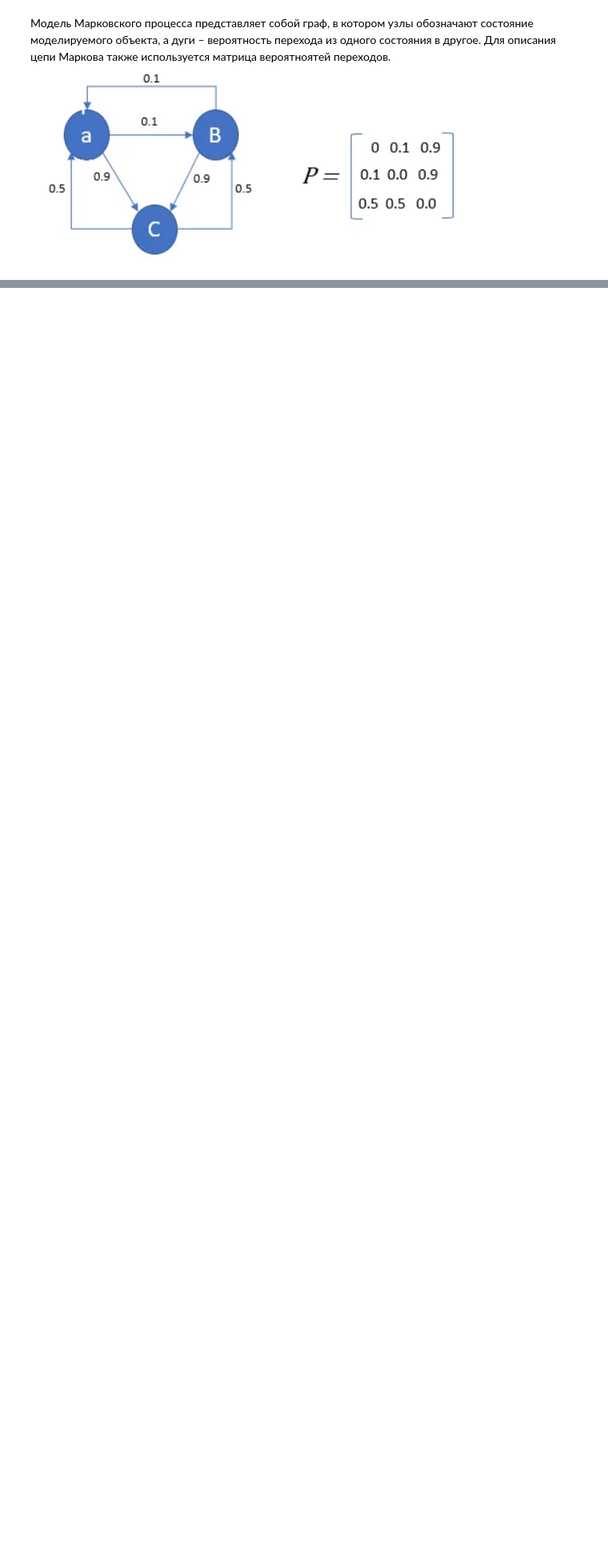
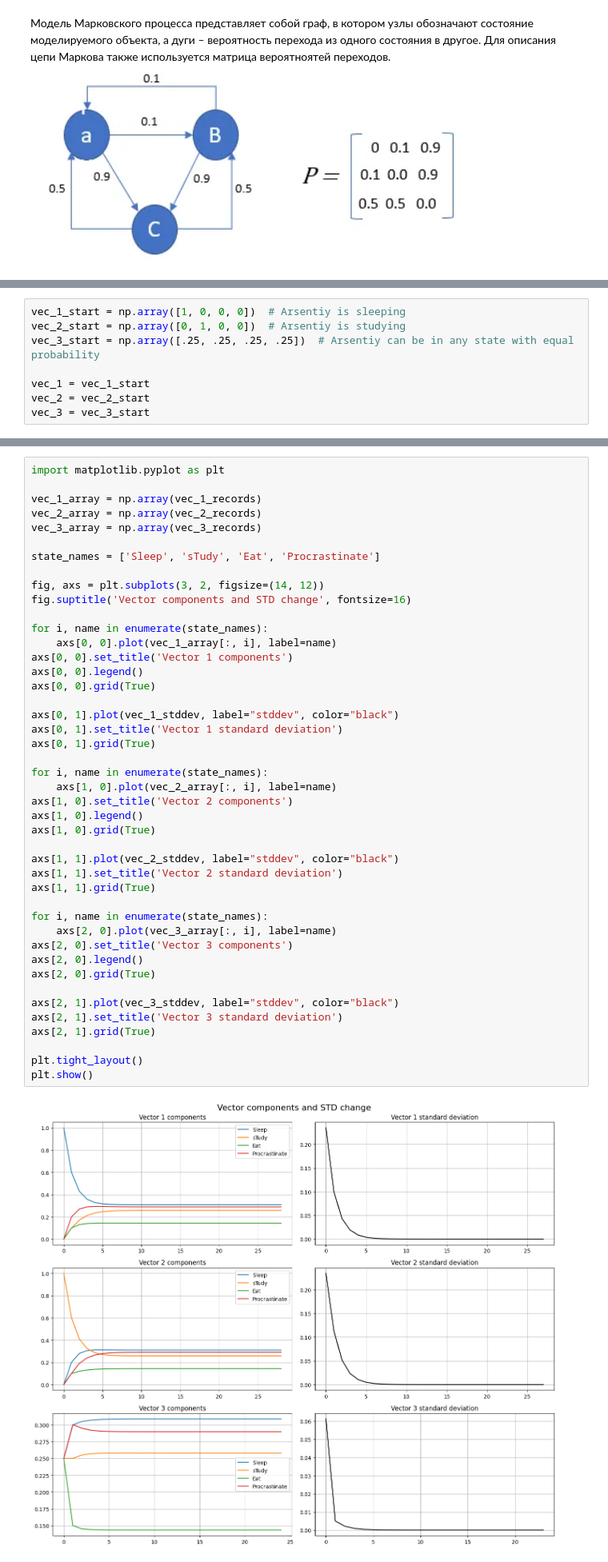
Before and after one commit to Vad1mChK/LabsSystemTheory, a Jupyter notebook: lab3/lab3.ipynb, the cells around one changed output, grey strips where cells are left out. Shown at 80% size. Saved outputs shown, nothing was run; the diff lists cells and outputs as text; blank space fills up the shorter version.

```diff
--- a/lab3/lab3.ipynb
+++ b/lab3/lab3.ipynb
@@ -164,0 +106,8 @@ Probability of the possible sequence of states: 0.12
+# %%
+vec_1_start = np.array([1, 0, 0, 0])  # Arsentiy is sleeping
+vec_2_start = np.array([0, 1, 0, 0])  # Arsentiy is studying
+vec_3_start = np.array([.25, .25, .25, .25])  # Arsentiy can be in any state with equal probability
+
+vec_1 = vec_1_start
+vec_2 = vec_2_start
+vec_3 = vec_3_start
@@ -164,0 +220,46 @@ Probability of the possible sequence of states: 0.12
+# %%
+import matplotlib.pyplot as plt
+
+vec_1_array = np.array(vec_1_records)
+vec_2_array = np.array(vec_2_records)
+vec_3_array = np.array(vec_3_records)
+
+state_names = ['Sleep', 'sTudy', 'Eat', 'Procrastinate']
+
+fig, axs = plt.subplots(3, 2, figsize=(14, 12))
+fig.suptitle('Vector components and STD change', fontsize=16)
+
+for i, name in enumerate(state_names):
+    axs[0, 0].plot(vec_1_array[:, i], label=name)
+axs[0, 0].set_title('Vector 1 components')
+axs[0, 0].legend()
+axs[0, 0].grid(True)
+
+axs[0, 1].plot(vec_1_stddev, label="stddev", color="black")
+axs[0, 1].set_title('Vector 1 standard deviation')
+axs[0, 1].grid(True)
+
+for i, name in enumerate(state_names):
+    axs[1, 0].plot(vec_2_array[:, i], label=name)
+axs[1, 0].set_title('Vector 2 components')
+axs[1, 0].legend()
+axs[1, 0].grid(True)
+
+axs[1, 1].plot(vec_2_stddev, label="stddev", color="black")
+axs[1, 1].set_title('Vector 2 standard deviation')
+axs[1, 1].grid(True)
+
+for i, name in enumerate(state_names):
+    axs[2, 0].plot(vec_3_array[:, i], label=name)
+axs[2, 0].set_title('Vector 3 components')
+axs[2, 0].legend()
+axs[2, 0].grid(True)
+
+axs[2, 1].plot(vec_3_stddev, label="stddev", color="black")
+axs[2, 1].set_title('Vector 3 standard deviation')
+axs[2, 1].grid(True)
+
+plt.tight_layout()
+plt.show()
+# %% [output]
+[figure, added]
```
Also changed, not shown: parts of 18 cells of this notebook.
